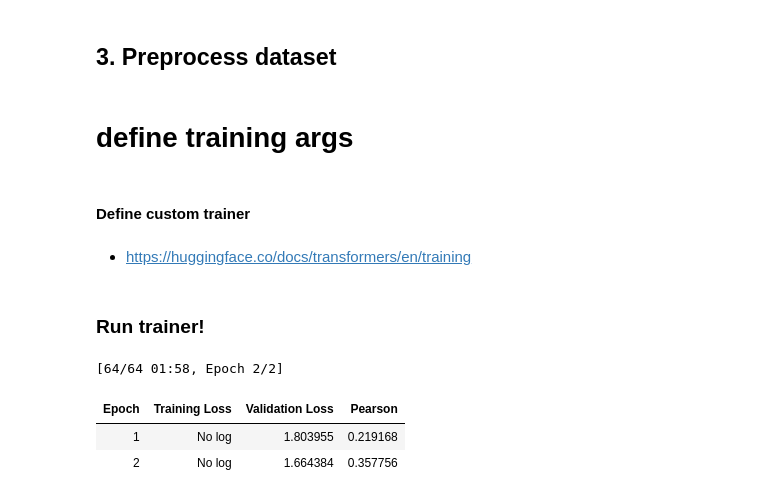
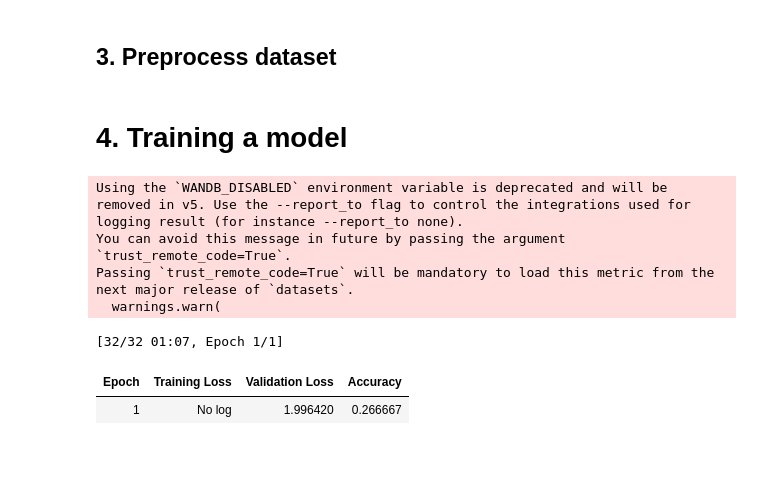
Before and after one commit to vincentclaes/classification-with-llm, a Jupyter notebook: yelp/04-fine-tune-llama-3.2-1B.ipynb, the cells around one changed output. Cells and saved outputs as stored; diff of their text form; code cells hidden in the pictures; blank space fills up the shorter version.

```diff
--- a/yelp/04-fine-tune-llama-3.ipynb
+++ b/yelp/04-fine-tune-llama-3.2-1B.ipynb
@@ -72,6 +92,6 @@ DatasetDict({
     })
 })
 # %%
-labels = df_train["class_name"].unique()
+labels = df_train["label"].unique()
 labels
 # %% [output]
@@ -95,7 +113,7 @@ quantization_config = BitsAndBytesConfig(
 )
 
 model = AutoModelForSequenceClassification.from_pretrained(
-    model_name,
+    MODEL,
     quantization_config=quantization_config,
     num_labels=len(labels)
 )
@@ -160,7 +178,7 @@ PeftModelForSequenceClassification(
 # %% [markdown]
 ### 2.3 Tokenizer
 # %%
-tokenizer = AutoTokenizer.from_pretrained(model_name, add_prefix_space=True)
+tokenizer = AutoTokenizer.from_pretrained(MODEL, add_prefix_space=True)
 
 # Since LLAMA3 pre-training doesn't have EOS token
 # Set the pad_token_id to eos_token_id
@@ -177,15 +195,13 @@ model.config.pretraining_tp = 1
 # %% [markdown]
 ## 3. Preprocess dataset
 # %%
-MAX_LEN = 8192
 col_to_delete = ['id']
 
 # convert words to tokens
 def llama_preprocessing_function(examples):
-    return tokenizer(examples['question'], truncation=True, max_length=8192)
+    return tokenizer(examples['text'], truncation=True, max_length=MAX_TOKENS)
 
 tokenized_datasets = dataset.map(llama_preprocessing_function, batched=True, remove_columns=col_to_delete)
-tokenized_datasets = tokenized_datasets.rename_column("class_name", "label")
 tokenized_datasets.set_format("torch")
 # %%
 # The `DataCollatorWithPadding` specifically manages padding, using a tokenizer
@@ -224,48 +213,42 @@ collate_fn = DataCollatorWithPadding(tokenizer=tokenizer)
-# %% [markdown]
-# define training args
+# %% [markdown]
+# 4. Training a model
 # %%
+# configure how we should train
 training_args = TrainingArguments(
     output_dir = 'sequence_classification',
     learning_rate = 1e-4,
     per_device_train_batch_size = 8,
     per_device_eval_batch_size = 8,
-    num_train_epochs = 2,
+    num_train_epochs = 1,
     weight_decay = 0.01,
     evaluation_strategy = 'epoch',
     save_strategy = 'epoch',
     load_best_model_at_end = True
 
 )
 
 # calculate accuracy for evaluating the output of the model.
+metric = load_metric('accuracy')
 def compute_metrics(eval_pred):
     predictions, labels = eval_pred
-
-    try:
-        # it's a classification task, take the argmax
-        predictions_processed = np.argmax(predictions, axis=1)
-
-        # Calculate Pearson correlation
-        pearson, _ = pearsonr(predictions_processed, labels)
-
-        return {'pearson': pearson}
-    except Exception as e:
-        print(f"Error in compute_metrics: {e}")
-        return {'pearson': None}
+    predictions = np.argmax(predictions, axis=1)
+    return metric.compute(predictions=predictions, references=labels)
 
 trainer = Trainer(
     model = model,
     args = training_args,
     train_dataset = tokenized_datasets['train'],
     eval_dataset = tokenized_datasets['val'],
     tokenizer = tokenizer,
     data_collator = collate_fn,
     compute_metrics = compute_metrics,
-    # class_weights=class_weights,
 )
+train_result = trainer.train()
+# %% [output]
+Using the `WANDB_DISABLED` environment variable is deprecated and will be removed in v5. Use the --report_to flag to control the integrations used for logging result (for instance --report_to none).
+You can avoid this message in future by passing the argument `trust_remote_code=True`.
+Passing `trust_remote_code=True` will be mandatory to load this metric from the next major release of `datasets`.
+  warnings.warn(
+[32/32 01:07, Epoch 1/1]
+| Epoch | Training Loss | Validation Loss | Accuracy |
+| 1 | No log | 1.996420 | 0.266667 |
-# %% [markdown]
-#### Define custom trainer
-# %% [markdown]
-* https://huggingface.co/docs/transformers/en/training
-# %% [markdown]
-### Run trainer!
@@ -275,7 +254,0 @@ os.environ["WANDB_DISABLED"] = "true"
-# %%
-train_result = trainer.train()
-# %% [output]
-[64/64 01:58, Epoch 2/2]
-| Epoch | Training Loss | Validation Loss | Pearson |
-| 1 | No log | 1.803955 | 0.219168 |
-| 2 | No log | 1.664384 | 0.357756 |
```
Also changed, not shown: parts of 19 cells of this notebook, 7 other files.
